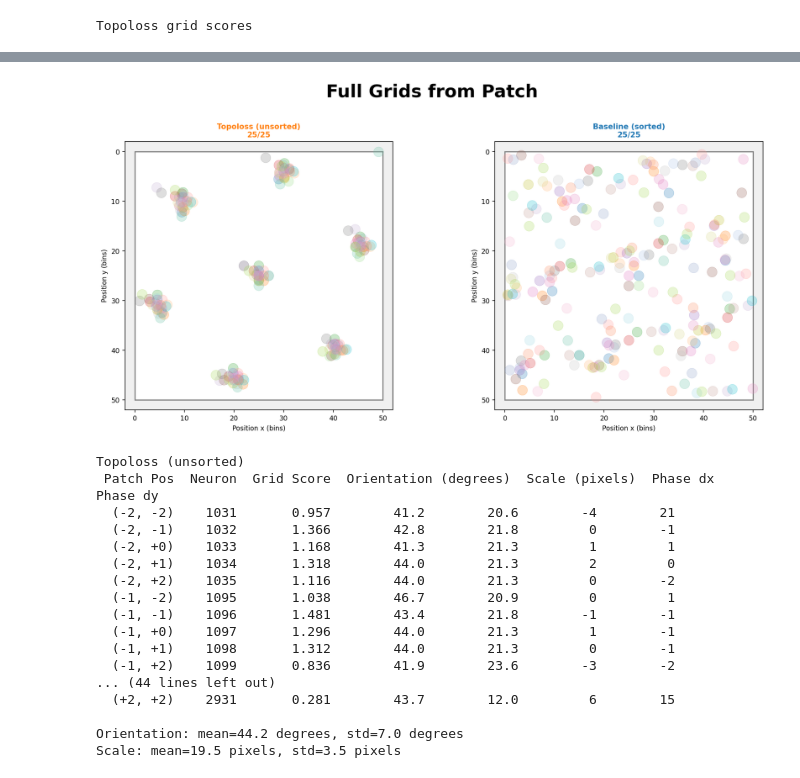
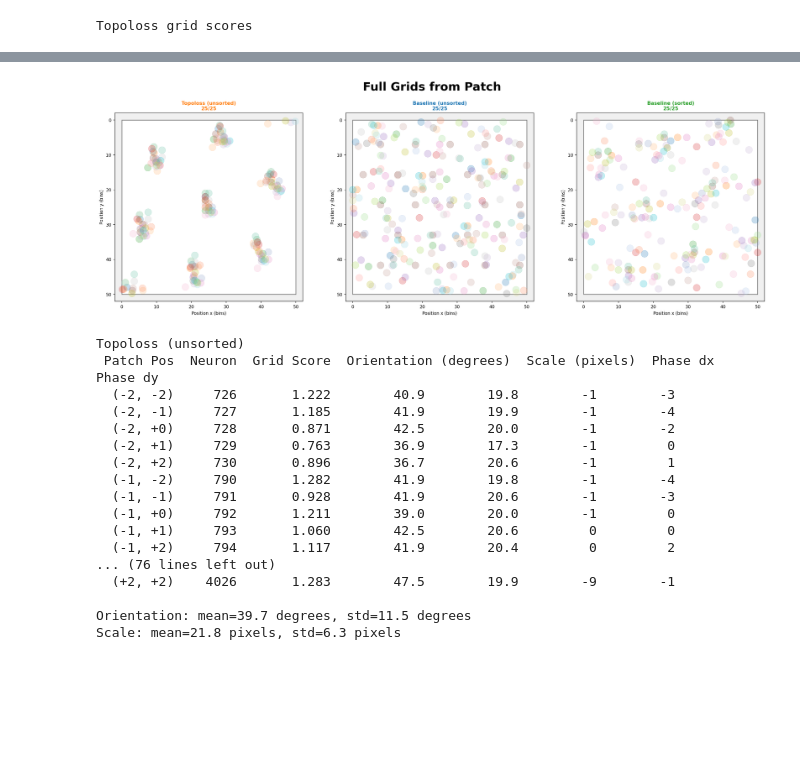
Before and after one commit to murtylab/grid-pattern-formation, a Jupyter notebook: notebooks/phase_analysis.ipynb, the cells around one changed output, grey strips where cells are left out. Drawn from its saved outputs; the diff is of its cells as text; code cells hidden in the pictures; blank space fills up the shorter version.

```diff
--- a/notebooks/phase_analysis.ipynb
+++ b/notebooks/phase_analysis.ipynb
@@ -108,14 +128,15 @@ def radial_profile(jmean, max_r=None):
 A_hex = np.asarray([[2, 1], [0, np.sqrt(3)]]) / 2
 A_hex_inv = np.linalg.inv(A_hex)
 # %%
-fig = plt.figure(figsize=(14, 8))
-gs = gridspec.GridSpec(2, 5, width_ratios=[1, 1, 0.05, 0.3, 1.2], wspace=0.35, hspace=0.35)
+fig = plt.figure(figsize=(14, 12))
+gs = gridspec.GridSpec(3, 5, width_ratios=[1, 1, 0.05, 0.3, 1.2], wspace=0.35, hspace=0.45)
 
 mode_idx = 0 # k1
 
 for row, (label, phases) in enumerate([
-    ("Baseline", baseline_phases),
-    ("Topoloss", topo_phases),
+    ("Topoloss (unsorted)", topo_phases),
+    ("Baseline (unsorted)", baseline_phases_unsorted),
+    ("Baseline (sorted)", baseline_phases_sorted),
 ]):
     phase_sheet = phases[mode_idx].reshape(n, n)
     grad_mag = phase_gradient_magnitude(phases[mode_idx], n)
@@ -385,7 +571,7 @@ def _generate_hex_centers(orientation, scale, phase_dx, phase_dy, extent=55):
                 centers.append(pt)
     return centers
 
-fig, axes = plt.subplots(1, 2, figsize=(14, 6.5))
+fig, axes = plt.subplots(1, 3, figsize=(20, 6.5))
 
 cmap_neurons = plt.cm.tab20(np.linspace(0, 1, 20))
 extra_5 = plt.cm.Set2(np.linspace(0, 1, 8))[:5]
@@ -397,18 +583,19 @@ model_tables = []
 
 for col, (model_label, patches, scores, act, color) in enumerate([
     ("Topoloss (unsorted)", topo_patches, topo_score60, topo_act, "C1"),
-    ("Baseline (sorted)", baseline_patches, baseline_score60_sorted, baseline_act_sorted, "C0"),
+    ("Baseline (unsorted)", baseline_patches_unsorted, baseline_score60, baseline_act, "C0"),
+    ("Baseline (sorted)", baseline_patches_sorted, baseline_score60_sorted, baseline_act_sorted, "C2"),
 ]):
     ax = axes[col]
-    cy, cx = patches[1] # Chosen patch
+    cy, cx = patches[0] # Chosen patch
 
     neurons = []
     rms = []
     patch_positions = []
     for di in range(patch_size):
         for dj in range(patch_size):
-            ri = (cy - mid + di) % n
-            ci = (cx - mid + dj) % n
+            ri = cy - mid + di
+            ci = cx - mid + dj
             neurons.append(ri * n + ci)
             rm = cv2.GaussianBlur(act[ri * n + ci], (3, 3), sigmaX=1, sigmaY=1)
             rms.append(rm)
@@ -489,7 +676,7 @@ plt.show()
 
 # Print stats
 for model_label, rows in model_tables:
-    print(f"{model_label}")
+    print(f"\n{model_label}")
     print(f"{'Patch Pos':>10s}  {'Neuron':>6s}  {'Grid Score':>10s}  "
           f"{'Orientation (degrees)':>10s}  {'Scale (pixels)':>10s}  "
           f"{'Phase dx':>8s}  {'Phase dy':>8s}")
@@ -526,7 +713,7 @@ MIN_GRID_SCORE = 0.9
 BLOB_RADIUS = 1
 N_NEURONS = 25 # Overrides min grid score if nonzero
 
-fig, axes = plt.subplots(1, 2, figsize=(14, 6.5))
+fig, axes = plt.subplots(1, 3, figsize=(20, 6.5))
 
 cmap_neurons = plt.cm.tab20(np.linspace(0, 1, 20))
 extra_5 = plt.cm.Set2(np.linspace(0, 1, 8))[:5]
@@ -538,18 +725,19 @@ model_tables = []
 
 for col, (model_label, patches, scores, act, color) in enumerate([
     ("Topoloss (unsorted)", topo_patches, topo_score60, topo_act, "C1"),
-    ("Baseline (sorted)", baseline_patches, baseline_score60_sorted, baseline_act_sorted, "C0"),
+    ("Baseline (unsorted)", baseline_patches_unsorted, baseline_score60, baseline_act, "C0"),
+    ("Baseline (sorted)", baseline_patches_sorted, baseline_score60_sorted, baseline_act_sorted, "C2"),
 ]):
     ax = axes[col]
-    cy, cx = patches[1] # Chosen patch
+    cy, cx = patches[0] # Chosen patch
 
     neurons = []
     rms = []
     patch_positions = []
     for di in range(patch_size):
         for dj in range(patch_size):
-            ri = (cy - mid + di) % n
-            ci = (cx - mid + dj) % n
+            ri = cy - mid + di
+            ci = cx - mid + dj
             neurons.append(ri * n + ci)
             rm = cv2.GaussianBlur(act[ri * n + ci], (3, 3), sigmaX=1, sigmaY=1)
             rms.append(rm)
@@ -616,49 +804,49 @@ for col, (model_label, patches, scores, act, color) in enumerate([
     model_tables.append((model_label, table_rows))
 
     ax.set_title(f"{model_label}\n"
                  f"{len(plot_set)}/25",
                  fontsize=10, fontweight='bold', color=color)
     ax.set_xlabel('Position x (bins)', fontsize=9)
     ax.set_ylabel('Position y (bins)', fontsize=9)
 
 fig.suptitle(
     "Full Grids from Patch",
     fontsize=24, fontweight='bold', y=1.02
 )
 plt.tight_layout()
 plt.show()
 
 # Print stats
 for model_label, rows in model_tables:
-    print(f"{model_label}")
+    print(f"\n{model_label}")
     print(f"{'Patch Pos':>10s}  {'Neuron':>6s}  {'Grid Score':>10s}  "
           f"{'Orientation (degrees)':>10s}  {'Scale (pixels)':>10s}  "
           f"{'Phase dx':>8s}  {'Phase dy':>8s}")
     for r in rows:
         print(f"{r['patch_pos']:>10s}  {r['neuron_idx']:>6d}  {r['grid_score']:>10.3f}  "
               f"{r['orientation_deg']:>10.1f}  {r['scale_px']:>10.1f}  "
               f"{r['phase_dx']:>8d}  {r['phase_dy']:>8d}")
     # Summary stats
     orients = [r['orientation_deg'] for r in rows]
     scales = [r['scale_px'] for r in rows]
     print(f"\nOrientation: mean={np.mean(orients):.1f} degrees, std={np.std(orients):.1f} degrees")
     print(f"Scale: mean={np.mean(scales):.1f} pixels, std={np.std(scales):.1f} pixels")
 # %% [output]
-[figure, old version]
+[figure, new version]
 Topoloss (unsorted)
  Patch Pos  Neuron  Grid Score  Orientation (degrees)  Scale (pixels)  Phase dx  Phase dy
-  (-2, -2)    1031       0.957        41.2        20.6        -4        21
-  (-2, -1)    1032       1.366        42.8        21.8         0        -1
-  (-2, +0)    1033       1.168        41.3        21.3         1         1
-  (-2, +1)    1034       1.318        44.0        21.3         2         0
-  (-2, +2)    1035       1.116        44.0        21.3         0        -2
-  (-1, -2)    1095       1.038        46.7        20.9         0         1
-  (-1, -1)    1096       1.481        43.4        21.8        -1        -1
-  (-1, +0)    1097       1.296        44.0        21.3         1        -1
-  (-1, +1)    1098       1.312        44.0        21.3         0        -1
-  (-1, +2)    1099       0.836        41.9        23.6        -3        -2
-... (44 lines left out)
-  (+2, +2)    2931       0.281        43.7        12.0         6        15
+  (-2, -2)     726       1.222        40.9        19.8        -1        -3
+  (-2, -1)     727       1.185        41.9        19.9        -1        -4
+  (-2, +0)     728       0.871        42.5        20.0        -1        -2
+  (-2, +1)     729       0.763        36.9        17.3        -1         0
+  (-2, +2)     730       0.896        36.7        20.6        -1         1
+  (-1, -2)     790       1.282        41.9        19.8        -1        -4
+  (-1, -1)     791       0.928        41.9        20.6        -1        -3
+  (-1, +0)     792       1.211        39.0        20.0        -1         0
+  (-1, +1)     793       1.060        42.5        20.6         0         0
+  (-1, +2)     794       1.117        41.9        20.4         0         2
+... (76 lines left out)
+  (+2, +2)    4026       1.283        47.5        19.9        -9        -1
 
-Orientation: mean=44.2 degrees, std=7.0 degrees
-Scale: mean=19.5 pixels, std=3.5 pixels
+Orientation: mean=39.7 degrees, std=11.5 degrees
+Scale: mean=21.8 pixels, std=6.3 pixels
```
Also changed, not shown: parts of 8 cells of this notebook, 3 other files.
